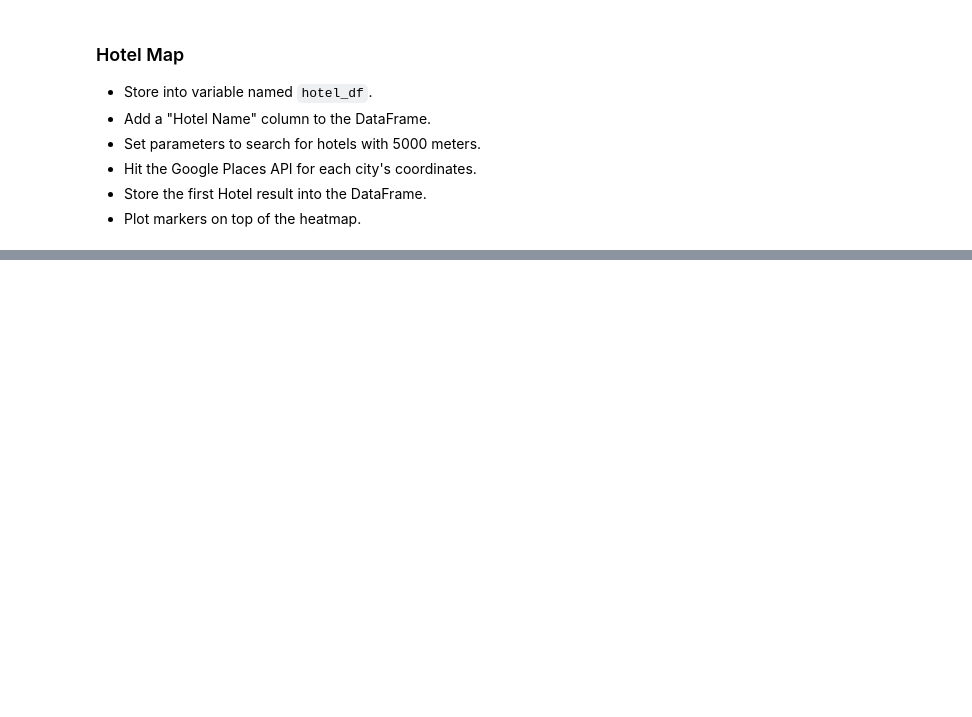
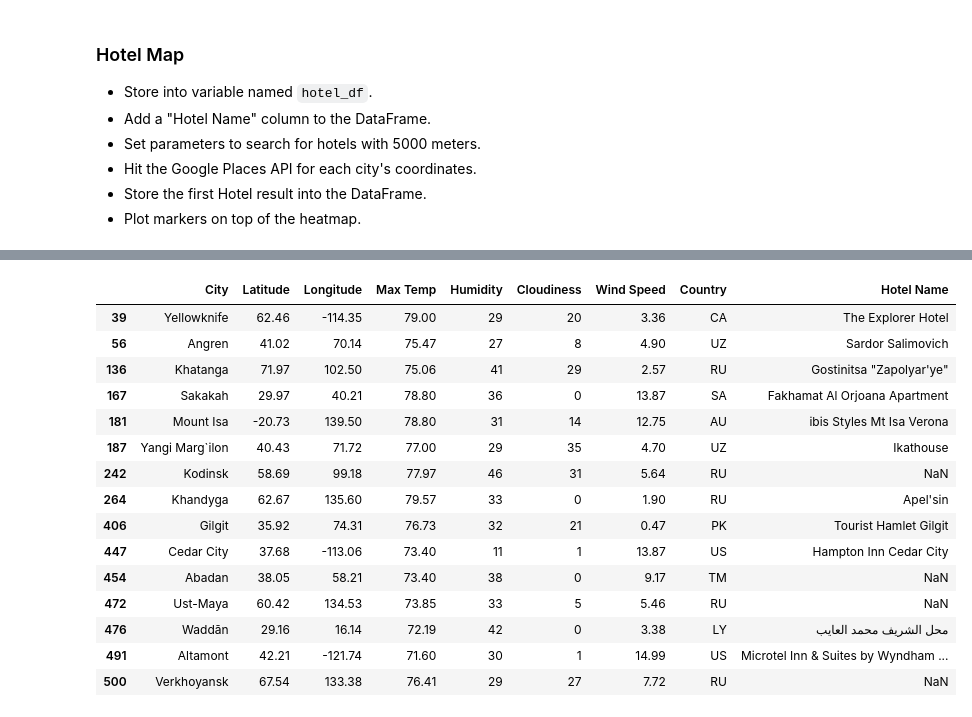
Before and after one commit to dpage02/python-api-challenge, a Jupyter notebook: VacationPy/VacationPy.ipynb, the cells around one changed output, grey strips where cells are left out. Saved outputs shown, nothing was run; the diff lists cells and outputs as text; code cells hidden in the pictures; blank space fills up the shorter version.

```diff
--- a/VacationPy/VacationPy.ipynb
+++ b/VacationPy/VacationPy.ipynb
@@ -52,12 +52,12 @@ fig
 * Narrow down the cities to fit weather conditions.
 * Drop any rows will null values.
 # %%
-perfect_place = weather_df.loc[(weather_df['Max Temp'] < 90) &
+perfect_place = weather_df.loc[(weather_df['Max Temp'] < 80) &
                               (weather_df['Max Temp'] > 70) &
-                              (weather_df['Humidity'] < 60)]
+                              (weather_df['Humidity'] < 50) &
+                              (weather_df['Cloudiness']<40)]
 print(len(perfect_place))
 perfect_place.dropna()
 print(len(perfect_place))
 perfect_place.head()
-hotel_df = perfect_place
 # %% [output]
@@ -72,7 +78,7 @@ hotel_df = perfect_place
 * Store the first Hotel result into the DataFrame.
 * Plot markers on top of the heatmap.
 # %%
-perfect_place['Hotel Name'] = ''
+hotel_df = perfect_place
 
 base_url = "https://maps.googleapis.com/maps/api/place/nearbysearch/json"
 
@@ -81,12 +87,24 @@ search_params = {"radius":5000,
                 "keywords":"hotel",
                 "key":g_key}
 
+
+
 for index, row in hotel_df.iterrows():
 
-    latitutde = row['Latitude']
-    longitute = row['Longitude']
+    lat = row['Latitude']
+    lng = row['Longitude']
 
-    search_params['location'] = f"{latitutde}
+    search_params['location'] = f"{lat},{lng}"
+
+    resp = requests.get(base_url, params=search_params)
+
+    resp_json = resp.json()
+
+    try:
+        hotel_df.loc[index, "Hotel Name"] = resp_json["results"][0]["name"]
+
+    except (KeyError, IndexError):
+        print("Skipping location")
 # %% [output]
 A value is trying to be set on a copy of a slice from a DataFrame.
 Try using .loc[row_indexer,col_indexer] = value instead
@@ -96,3 +123,23 @@ See the caveats in the documentation: https://pandas.pydata.org/pandas-docs/stab
+# %%
+#hotel_df = hotel_df.dropna()
+hotel_df[hotel_df["Hotel Name"] != np.nan]
+# %% [output]
+|  | City | Latitude | Longitude | Max Temp | Humidity | Cloudiness | Wind Speed | Country | Hotel Name |
+| 39 | Yellowknife | 62.46 | -114.35 | 79.00 | 29 | 20 | 3.36 | CA | The Explorer Hotel |
+| 56 | Angren | 41.02 | 70.14 | 75.47 | 27 | 8 | 4.90 | UZ | Sardor Salimovich |
+| 136 | Khatanga | 71.97 | 102.50 | 75.06 | 41 | 29 | 2.57 | RU | Gostinitsa "Zapolyar'ye" |
+| 167 | Sakakah | 29.97 | 40.21 | 78.80 | 36 | 0 | 13.87 | SA | Fakhamat Al Orjoana Apartment |
+| 181 | Mount Isa | -20.73 | 139.50 | 78.80 | 31 | 14 | 12.75 | AU | ibis Styles Mt Isa Verona |
+| 187 | Yangi Marg`ilon | 40.43 | 71.72 | 77.00 | 29 | 35 | 4.70 | UZ | Ikathouse |
+| 242 | Kodinsk | 58.69 | 99.18 | 77.97 | 46 | 31 | 5.64 | RU | NaN |
+| 264 | Khandyga | 62.67 | 135.60 | 79.57 | 33 | 0 | 1.90 | RU | Apel'sin |
+| 406 | Gilgit | 35.92 | 74.31 | 76.73 | 32 | 21 | 0.47 | PK | Tourist Hamlet Gilgit |
+| 447 | Cedar City | 37.68 | -113.06 | 73.40 | 11 | 1 | 13.87 | US | Hampton Inn Cedar City |
+| 454 | Abadan | 38.05 | 58.21 | 73.40 | 38 | 0 | 9.17 | TM | NaN |
+| 472 | Ust-Maya | 60.42 | 134.53 | 73.85 | 33 | 5 | 5.46 | RU | NaN |
+| 476 | Waddān | 29.16 | 16.14 | 72.19 | 42 | 0 | 3.38 | LY | محل الشريف محمد العايب |
+| 491 | Altamont | 42.21 | -121.74 | 71.60 | 30 | 1 | 14.99 | US | Microtel Inn & Suites by Wyndham ... |
+| 500 | Verkhoyansk | 67.54 | 133.38 | 76.41 | 29 | 27 | 7.72 | RU | NaN |
 # %%
 # NOTE: Do not change any of the code in this cell
 
```
Also changed, not shown: parts of 6 cells of this notebook, 2 other files.
